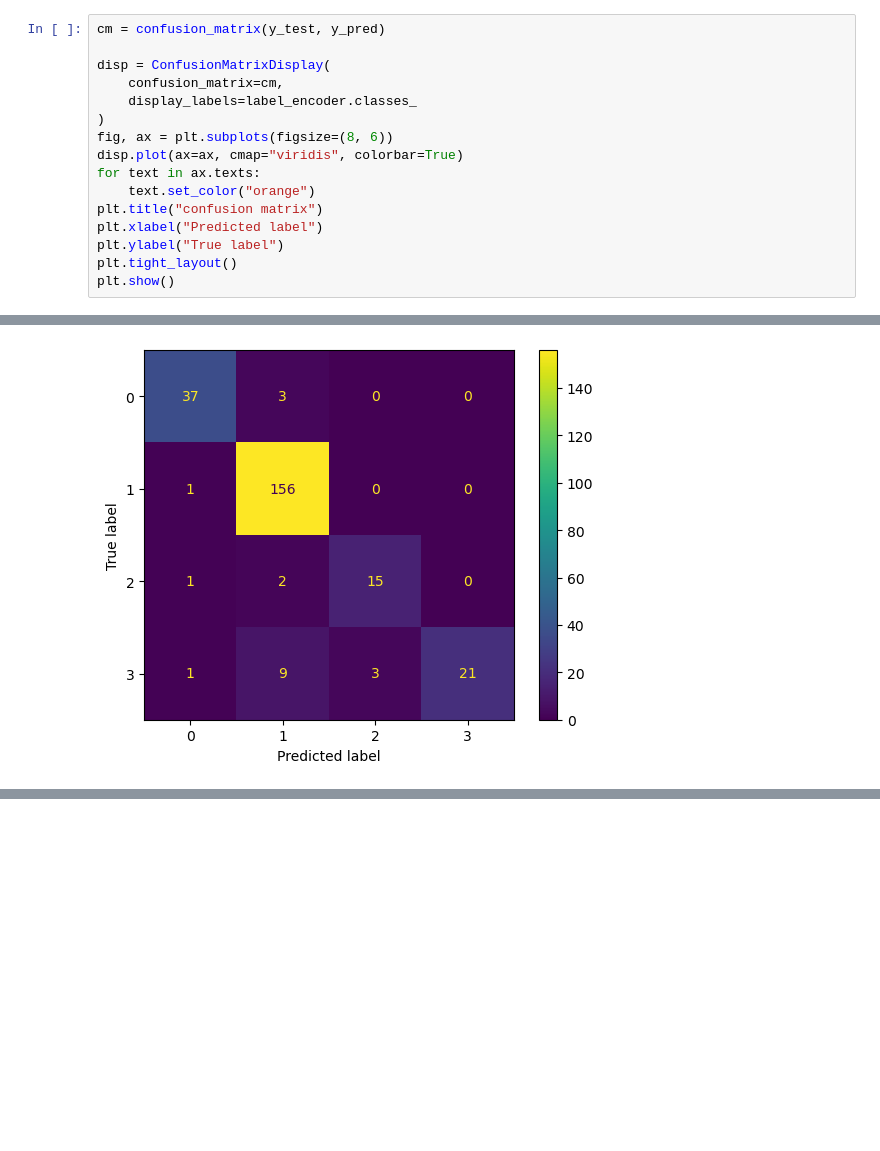
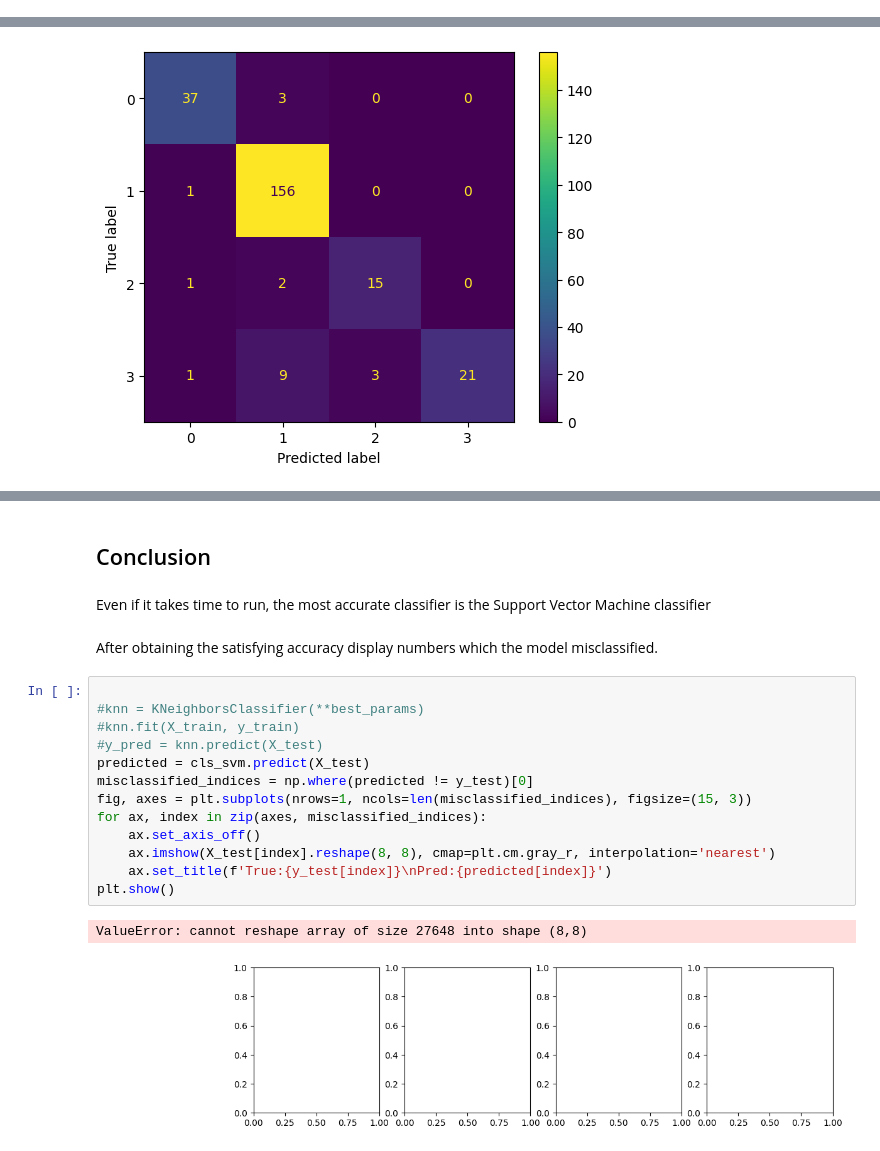
Before and after one commit to EliottMoriamez/Sign-Recognition-Team-A, a Jupyter notebook: project.ipynb, the cells around one changed output, grey strips where cells are left out. Saved outputs shown, nothing was run; the diff lists cells and outputs as text; blank space fills up the shorter version.

```diff
--- a/project.ipynb
+++ b/project.ipynb
@@ -126,16 +113,0 @@ weighted avg       0.96      0.96      0.96       249
-# %%
-cm = confusion_matrix(y_test, y_pred)
-
-disp = ConfusionMatrixDisplay(
-    confusion_matrix=cm,
-    display_labels=label_encoder.classes_
-)
-fig, ax = plt.subplots(figsize=(8, 6))
-disp.plot(ax=ax, cmap="viridis", colorbar=True)
-for text in ax.texts:
-    text.set_color("orange")
-plt.title("confusion matrix")
-plt.xlabel("Predicted label")
-plt.ylabel("True label")
-plt.tight_layout()
-plt.show()
@@ -252,0 +231,22 @@ weighted avg       0.92      0.92      0.91       249
+# %% [markdown]
+## Conclusion
+# %% [markdown]
+Even if it takes time to run, the most accurate classifier is the Support Vector Machine classifier
+# %% [markdown]
+After obtaining the satisfying accuracy display numbers which the model misclassified.
+# %%
+
+#knn = KNeighborsClassifier(**best_params)
+#knn.fit(X_train, y_train)
+#y_pred = knn.predict(X_test)
+predicted = cls_svm.predict(X_test)
+misclassified_indices = np.where(predicted != y_test)[0]
+fig, axes = plt.subplots(nrows=1, ncols=len(misclassified_indices), figsize=(15, 3))
+for ax, index in zip(axes, misclassified_indices):
+    ax.set_axis_off()
+    ax.imshow(X_test[index].reshape(8, 8), cmap=plt.cm.gray_r, interpolation='nearest')
+    ax.set_title(f'True:{y_test[index]}\nPred:{predicted[index]}')
+plt.show()
+# %% [output]
+ValueError: cannot reshape array of size 27648 into shape (8,8)
+[figure, added]
```
Also changed, not shown: parts of 20 cells of this notebook.
